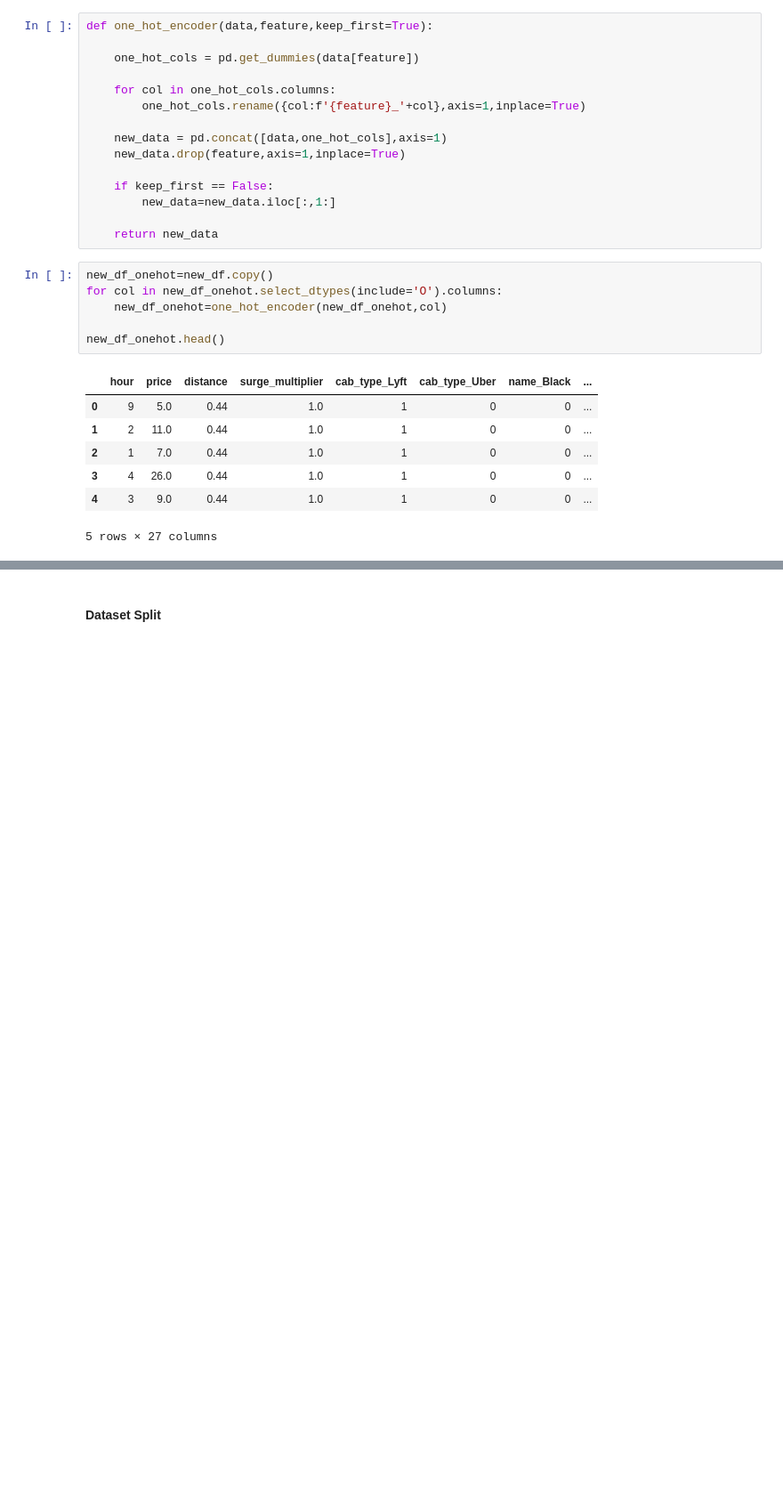
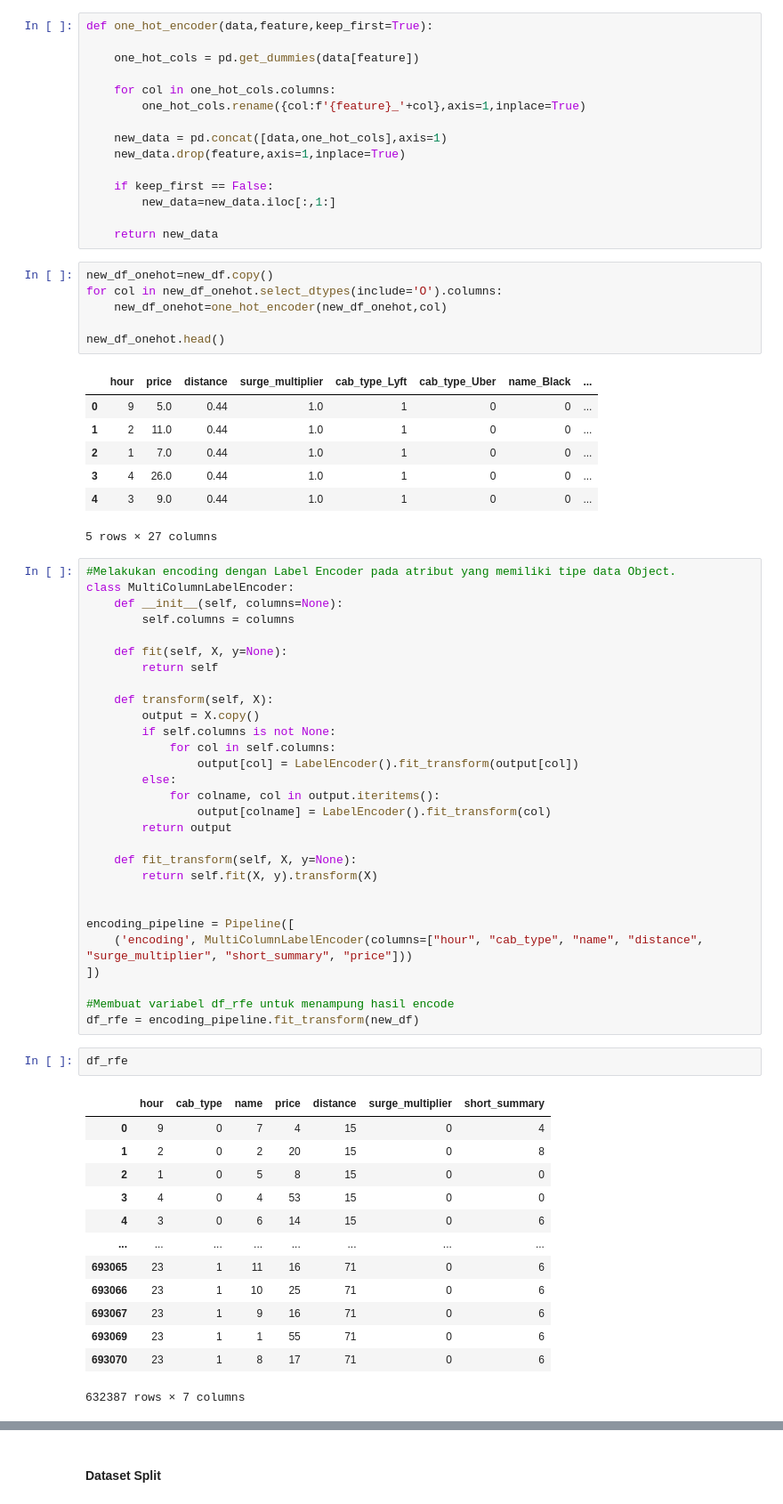
Before and after one commit to qarisp/H8_PYTN-KS08-019, a Jupyter notebook: FinalProject/PYTN_KampusMerdeka_fp1_Qaris Ardian Pratama.ipynb, the cells around one changed output, grey strips where cells are left out. Shown at 89% size. Saved outputs shown, nothing was run; the diff lists cells and outputs as text; blank space fills up the shorter version.

```diff
--- a/FinalProject/PYTN_KampusMerdeka_fp1_Qaris Ardian Pratama.ipynb
+++ b/FinalProject/PYTN_KampusMerdeka_fp1_Qaris Ardian Pratama.ipynb
@@ -577,3 +616,48 @@ new_df_onehot.head()
 | 3 | 4 | 26.0 | 0.44 | 1.0 | 1 | 0 | 0 | ... |
 | 4 | 3 | 9.0 | 0.44 | 1.0 | 1 | 0 | 0 | ... |
 5 rows × 27 columns
+# %%
+#Melakukan encoding dengan Label Encoder pada atribut yang memiliki tipe data Object.
+class MultiColumnLabelEncoder:
+    def __init__(self, columns=None):
+        self.columns = columns
+
+    def fit(self, X, y=None):
+        return self
+
+    def transform(self, X):
+        output = X.copy()
+        if self.columns is not None:
+            for col in self.columns:
+                output[col] = LabelEncoder().fit_transform(output[col])
+        else:
+            for colname, col in output.iteritems():
+                output[colname] = LabelEncoder().fit_transform(col)
+        return output
+
+    def fit_transform(self, X, y=None):
+        return self.fit(X, y).transform(X)
+
+
+encoding_pipeline = Pipeline([
+    ('encoding', MultiColumnLabelEncoder(columns=["hour", "cab_type", "name", "distance", "surge_multiplier", "short_summary", "price"]))
+])
+
+#Membuat variabel df_rfe untuk menampung hasil encode
+df_rfe = encoding_pipeline.fit_transform(new_df)
+# %%
+df_rfe
+# %% [output]
+|  | hour | cab_type | name | price | distance | surge_multiplier | short_summary |
+| 0 | 9 | 0 | 7 | 4 | 15 | 0 | 4 |
+| 1 | 2 | 0 | 2 | 20 | 15 | 0 | 8 |
+| 2 | 1 | 0 | 5 | 8 | 15 | 0 | 0 |
+| 3 | 4 | 0 | 4 | 53 | 15 | 0 | 0 |
+| 4 | 3 | 0 | 6 | 14 | 15 | 0 | 6 |
+| ... | ... | ... | ... | ... | ... | ... | ... |
+| 693065 | 23 | 1 | 11 | 16 | 71 | 0 | 6 |
+| 693066 | 23 | 1 | 10 | 25 | 71 | 0 | 6 |
+| 693067 | 23 | 1 | 9 | 16 | 71 | 0 | 6 |
+| 693069 | 23 | 1 | 1 | 55 | 71 | 0 | 6 |
+| 693070 | 23 | 1 | 8 | 17 | 71 | 0 | 6 |
+632387 rows × 7 columns
```
Also changed, not shown: parts of 28 cells of this notebook.
